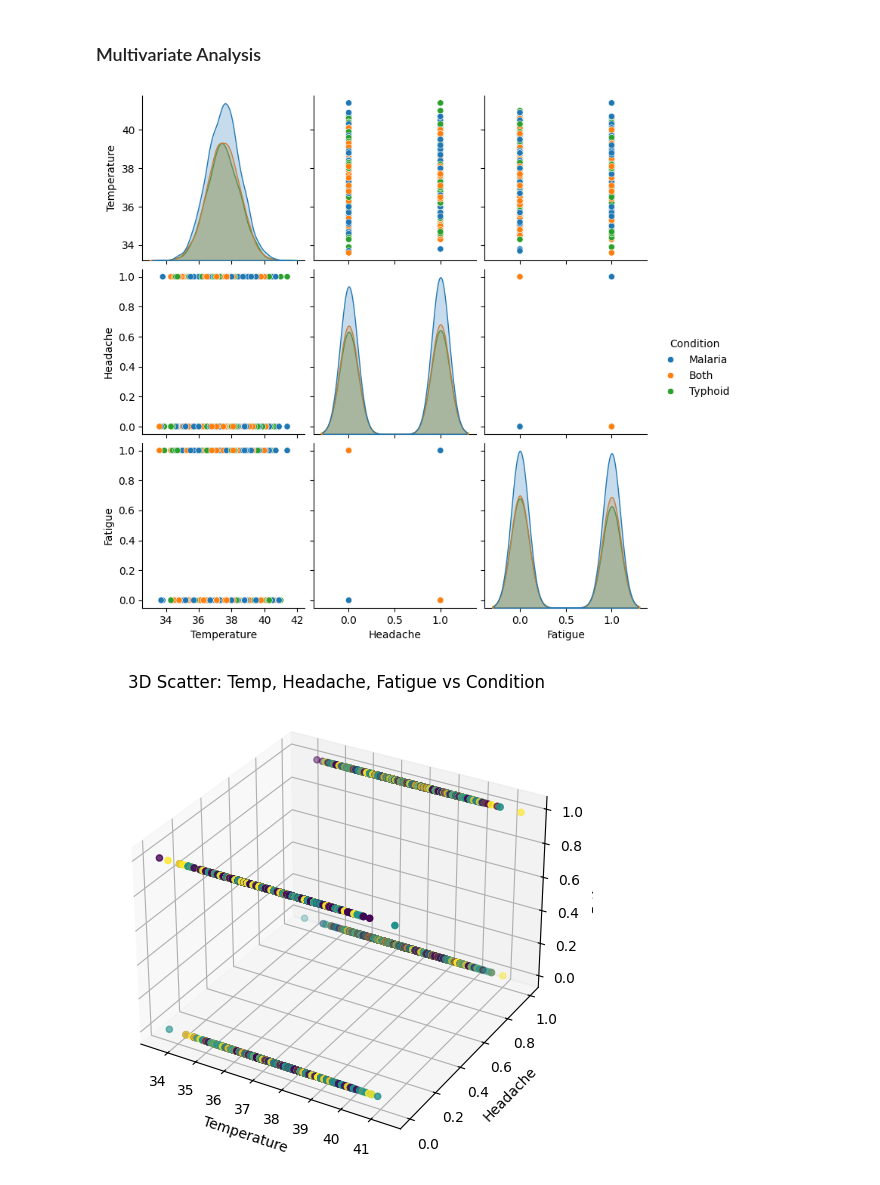
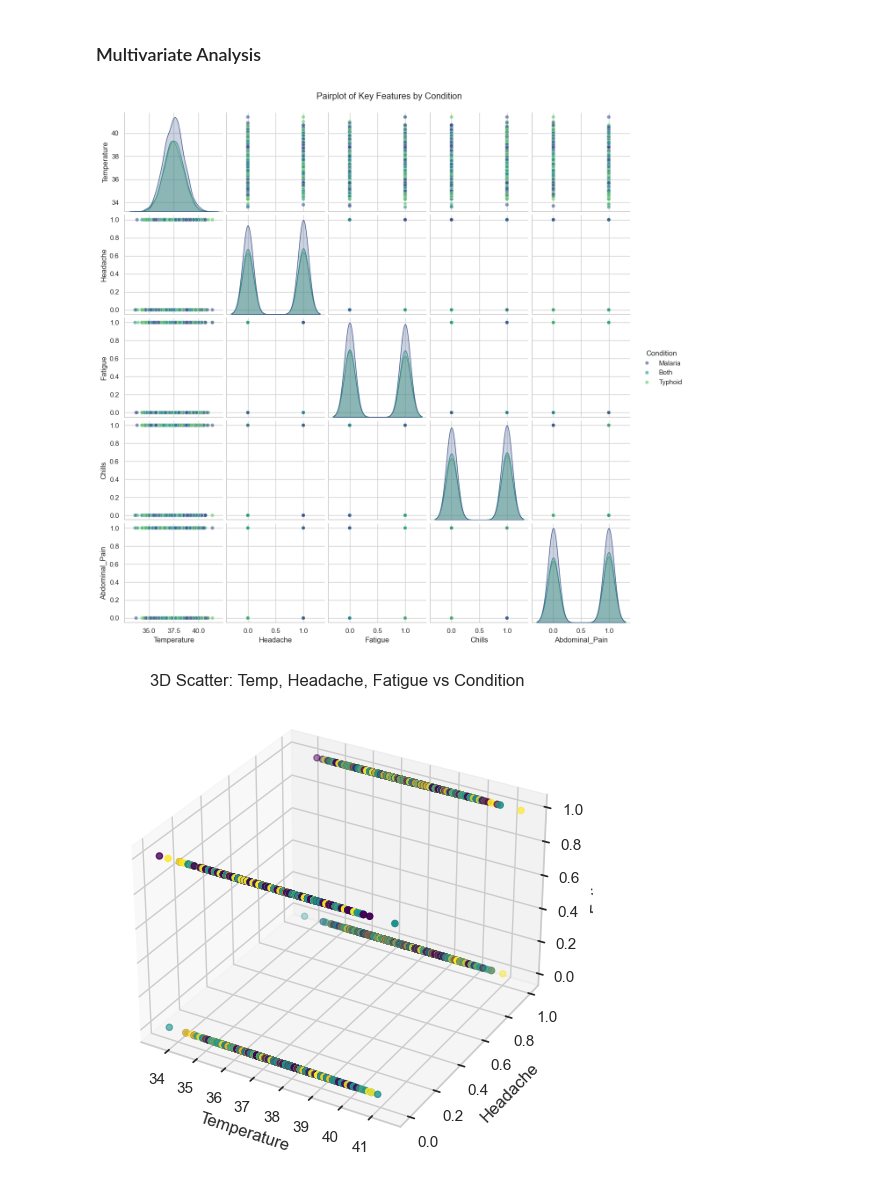
Before and after one commit to edwardopare/Malaria-Typhoid-ML, a Jupyter notebook: modelling/Notebook.ipynb, the cells around one changed output. Cells and saved outputs as stored; diff of their text form; code cells hidden in the pictures.

```diff
--- a/modelling/Notebook.ipynb
+++ b/modelling/Notebook.ipynb
@@ -378,24 +362,28 @@ The boxplot shows how temperature varies across conditions (Malaria, Typhoid, Bo
 # %% [markdown]
 ### Multivariate Analysis
 # %%
-# Pairplot: Temperature + few symptoms vs Condition
-sns.pairplot(df[['Temperature','Headache','Fatigue','Condition']], hue="Condition")
+# Select a few key features for clarity
+key_features = ['Temperature', 'Headache', 'Fatigue', 'Chills', 'Abdominal_Pain']
+
+# Create the pairplot, colored by the target variable 'Condition'
+sns.pairplot(df, vars=key_features, hue='Condition', palette='viridis', plot_kws={'alpha':0.6})
+plt.suptitle("Pairplot of Key Features by Condition", y=1.02)
 plt.show()
 
 # 3D scatter (Temperature, Headache, Fatigue vs Condition)
 from mpl_toolkits.mplot3d import Axes3D
 
 fig = plt.figure(figsize=(8,6))
 ax = fig.add_subplot(111, projection='3d')
 
 ax.scatter(df['Temperature'], df['Headache'], df['Fatigue'],
            c=df['Condition'].astype('category').cat.codes, cmap='viridis')
 
 ax.set_xlabel('Temperature')
 ax.set_ylabel('Headache')
 ax.set_zlabel('Fatigue')
 plt.title("3D Scatter: Temp, Headache, Fatigue vs Condition")
 plt.show()
 # %% [output]
-[figure, old version]
+[figure, new version]
-[figure, old version]
+[figure, new version]
```
Also changed, not shown: parts of 3 cells of this notebook.
